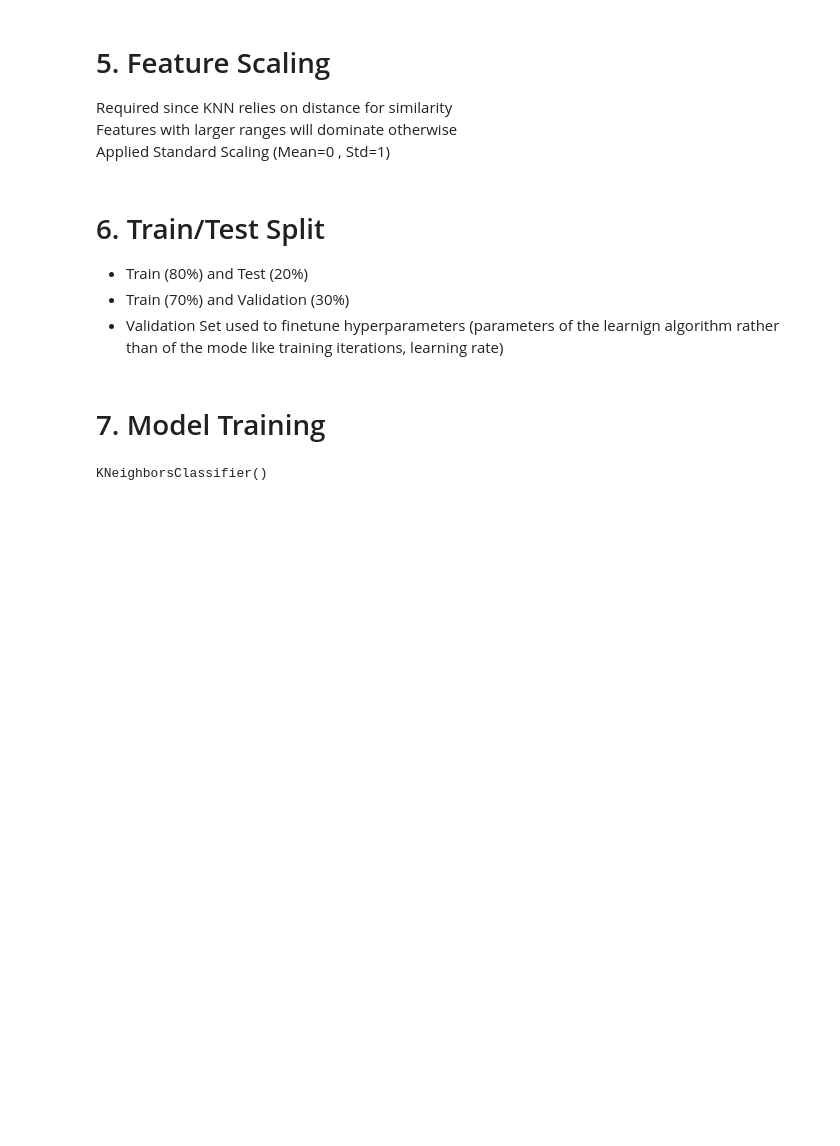
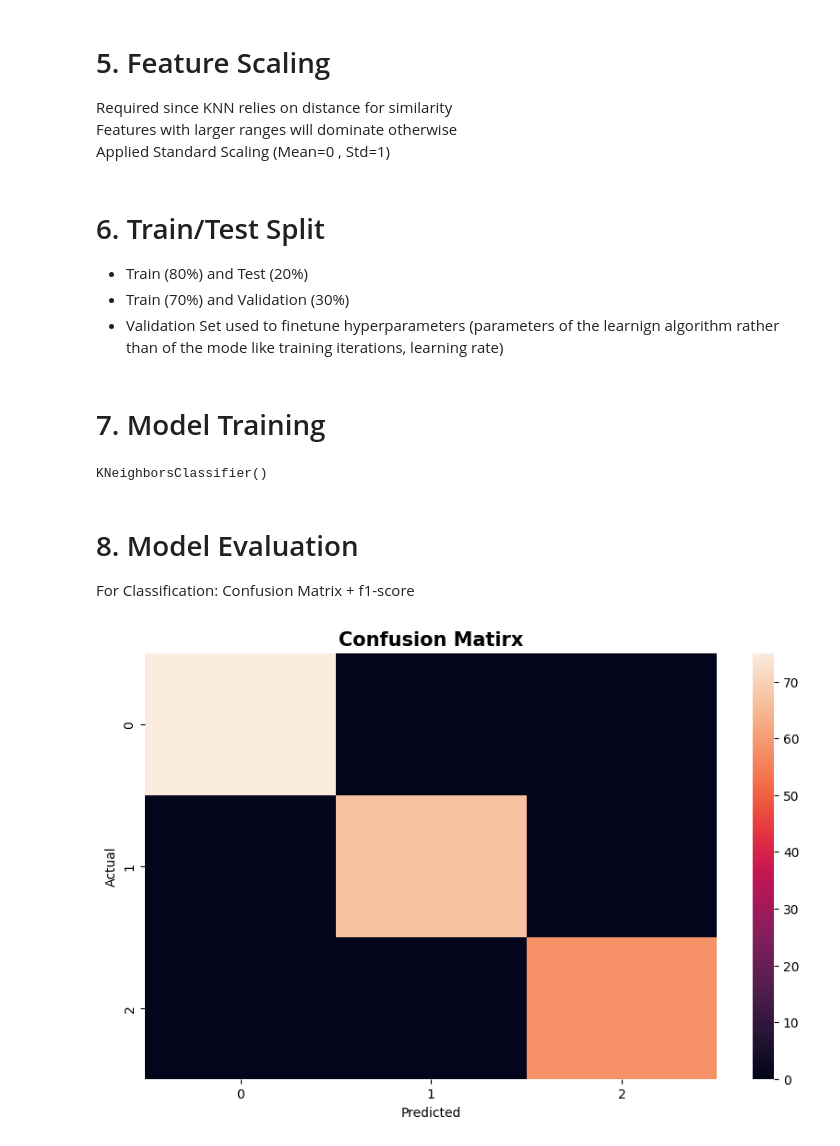
Before and after one commit to aliyan-navaid/onco-insights, a Jupyter notebook: notebooks/initials.ipynb, the cells around one changed output. Saved outputs shown, nothing was run; the diff lists cells and outputs as text; code cells hidden in the pictures; blank space fills up the shorter version.

```diff
--- a/notebooks/initials.ipynb
+++ b/notebooks/initials.ipynb
@@ -272,3 +273,17 @@ knn.fit(x_train, y_train)
 KNeighborsClassifier()
 # %%
 y_pred = knn.predict(x_test)
+# %% [markdown]
+# 8. Model Evaluation
+For Classification: Confusion Matrix + f1-score
+# %%
+cm = confusion_matrix(y_test, y_pred)
+
+plt.figure(figsize=(10,6))
+sns.heatmap(data=cm)
+plt.title("Confusion Matirx", fontsize=15, fontweight="bold")
+plt.xlabel("Predicted")
+plt.ylabel("Actual")
+plt.show()
+# %% [output]
+[figure, added]
```
Also changed, not shown: parts of 2 cells of this notebook.
